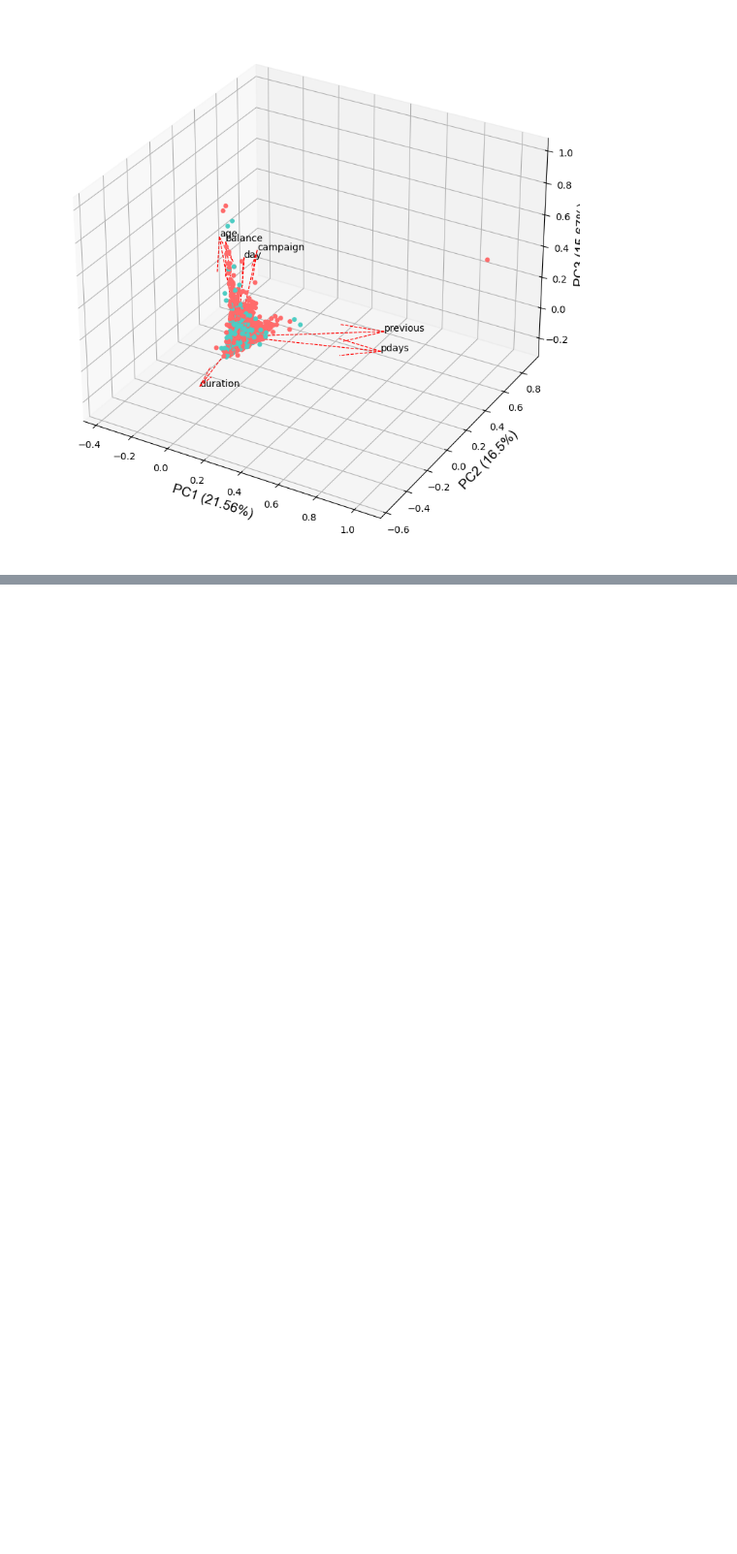
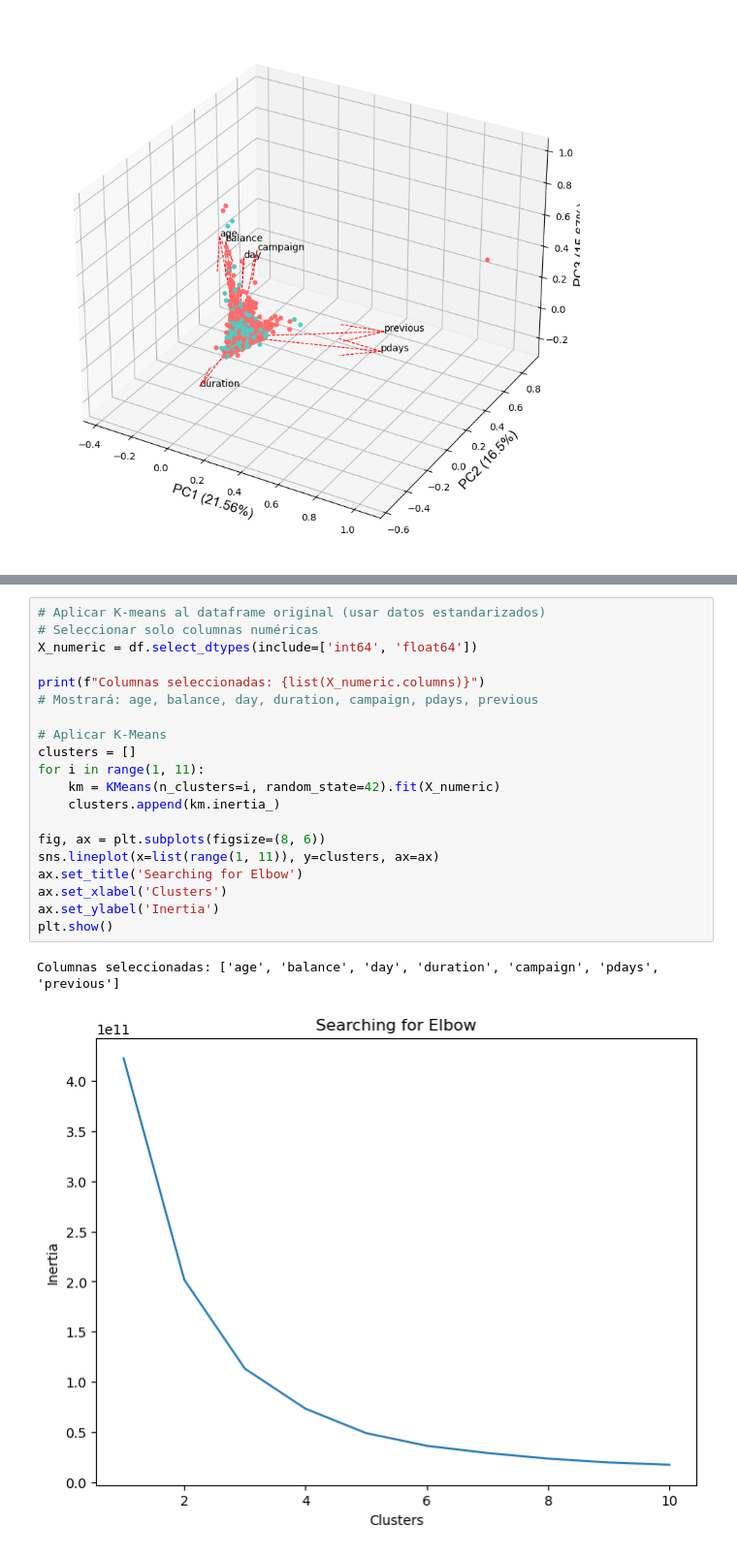
Before and after one commit to TheMaorba/DataMining, a Jupyter notebook: Tarea5/Tarea5.ipynb, the cells around one changed output, grey strips where cells are left out. Shown at 97% size. Cells and saved outputs as stored; diff of their text form; blank space fills up the shorter version.

```diff
--- a/Tarea5/Tarea5.ipynb
+++ b/Tarea5/Tarea5.ipynb
@@ -317,0 +372,23 @@ cluster.biplot(
+# %%
+# Aplicar K-means al dataframe original (usar datos estandarizados)
+# Seleccionar solo columnas numéricas
+X_numeric = df.select_dtypes(include=['int64', 'float64'])
+
+print(f"Columnas seleccionadas: {list(X_numeric.columns)}")
+# Mostrará: age, balance, day, duration, campaign, pdays, previous
+
+# Aplicar K-Means
+clusters = []
+for i in range(1, 11):
+    km = KMeans(n_clusters=i, random_state=42).fit(X_numeric)
+    clusters.append(km.inertia_)
+
+fig, ax = plt.subplots(figsize=(8, 6))
+sns.lineplot(x=list(range(1, 11)), y=clusters, ax=ax)
+ax.set_title('Searching for Elbow')
+ax.set_xlabel('Clusters')
+ax.set_ylabel('Inertia')
+plt.show()
+# %% [output]
+Columnas seleccionadas: ['age', 'balance', 'day', 'duration', 'campaign', 'pdays', 'previous']
+[figure, added]
```
Also changed, not shown: parts of 14 cells of this notebook, 1 other file.
